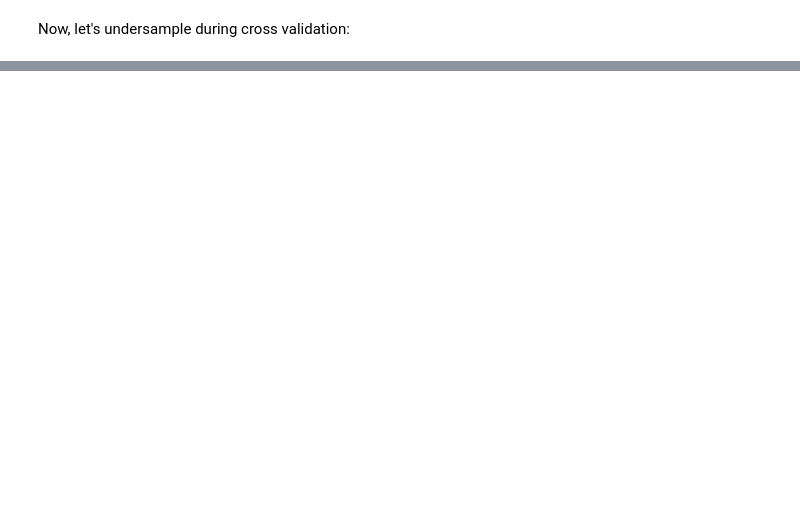
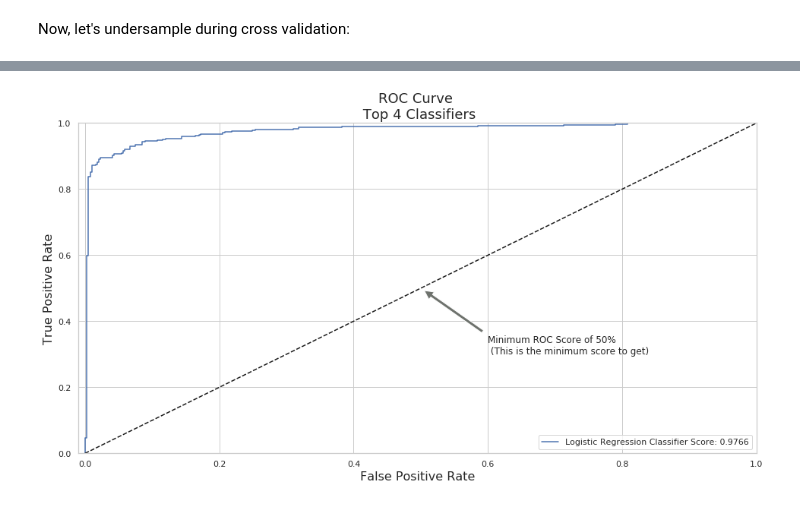
Before and after one commit to JayThibs/Credit_Card_Fraud_Detection, a Jupyter notebook: Credit_Card_Fraud_Detection.ipynb, the cells around one changed output, grey strips where cells are left out. Drawn from its saved outputs; the diff is of its cells as text; code cells hidden in the pictures; blank space fills up the shorter version.

```diff
--- a/Credit_Card_Fraud_Detection.ipynb
+++ b/Credit_Card_Fraud_Detection.ipynb
@@ -933,0 +957,7 @@ Before we move forward, there are a few things we need to keep in mind when buil
+# %%
+from sklearn.metrics import roc_curve
+from sklearn.model_selection import cross_val_predict
+# Create a DataFrame with all the scores and the classifiers names.
+
+log_reg_pred = cross_val_predict(log_reg, X_train, y_train, cv=5,
+                             method="decision_function")
@@ -933,0 +970,20 @@ Before we move forward, there are a few things we need to keep in mind when buil
+# %%
+log_fpr, log_tpr, log_thresold = roc_curve(y_train, log_reg_pred)
+
+def graph_roc_curve_multiple(log_fpr, log_tpr):
+    plt.figure(figsize=(16,8))
+    plt.title('ROC Curve \n Top 4 Classifiers', fontsize=18)
+    plt.plot(log_fpr, log_tpr, label='Logistic Regression Classifier Score: {:.4f}'.format(roc_auc_score(y_train, log_reg_pred)))
+    plt.plot([0, 1], 'k--')
+    plt.axis([-0.01, 1, 0, 1])
+    plt.xlabel('False Positive Rate', fontsize=16)
+    plt.ylabel('True Positive Rate', fontsize=16)
+    plt.annotate('Minimum ROC Score of 50% \n (This is the minimum score to get)', xy=(0.5, 0.5), xytext=(0.6, 0.3),
+                arrowprops=dict(facecolor='#6E726D', shrink=0.05),
+                )
+    plt.legend()
+
+graph_roc_curve_multiple(log_fpr, log_tpr)
+plt.show()
+# %% [output]
+[figure, added]
```
Also changed, not shown: parts of 31 cells of this notebook.
